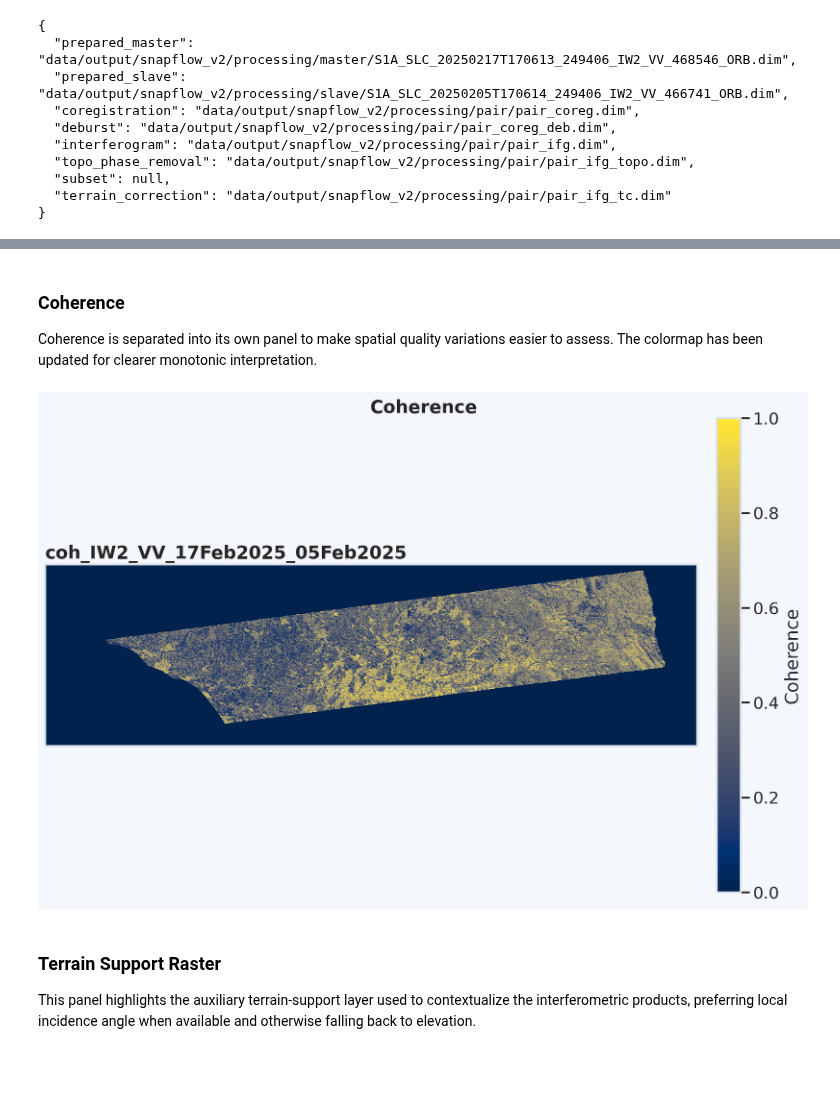
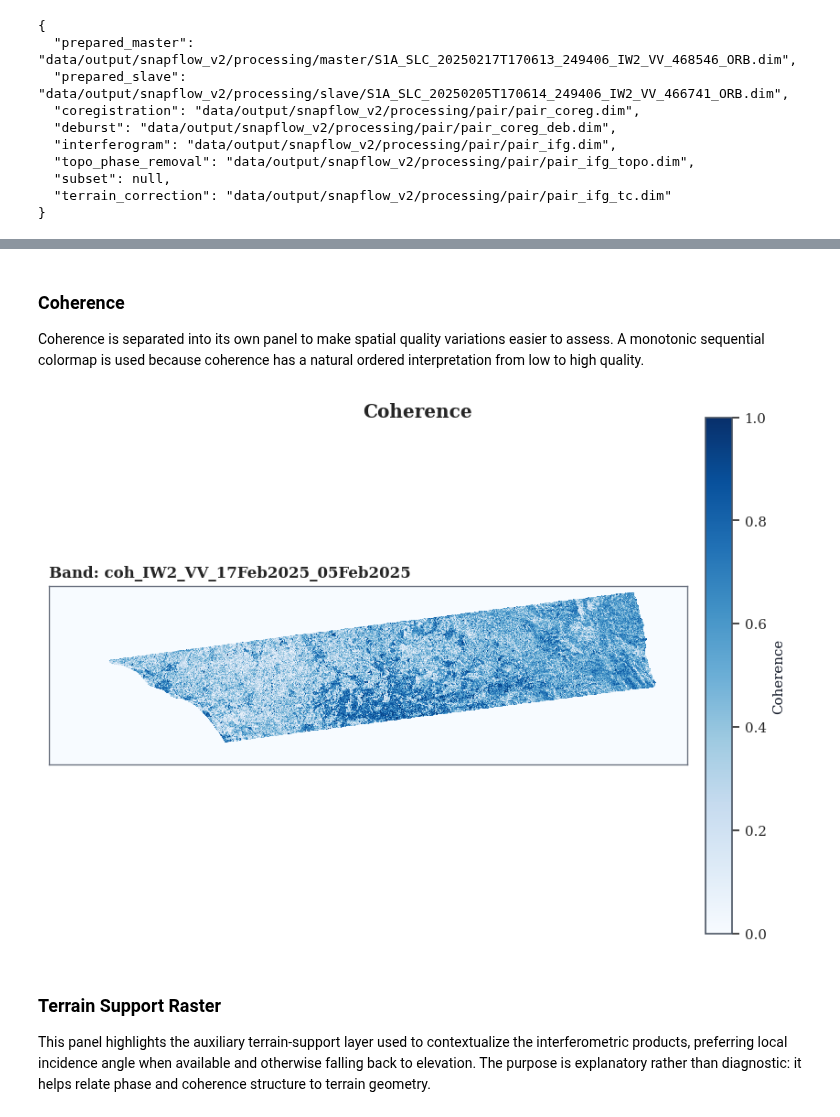
Before and after one commit to ESA-PhiLab/sarpyx, a Jupyter notebook: notebooks/snapflow_v2.ipynb, the cells around one changed output, grey strips where cells are left out. Drawn from its saved outputs; the diff is of its cells as text; code cells hidden in the pictures; blank space fills up the shorter version.

```diff
--- a/notebooks/snapflow_v2.ipynb
+++ b/notebooks/snapflow_v2.ipynb
@@ -717,17 +767,14 @@ Wrapped phase is shown on its own so the interferometric fringe structure can be
 # %%
-fig, ax = plt.subplots(figsize=(10.6, 6.9), dpi=220, constrained_layout=True)
-fig.set_facecolor("#f4f7fb")
-fig.suptitle("Wrapped Phase", fontsize=18, fontweight="bold", y=1.02)
+fig, ax = plt.subplots(figsize=(6.8, 4.9), constrained_layout=True)
+fig.suptitle("Wrapped Phase", fontsize=12, fontweight="semibold", y=1.01)
 
 if phase_i and phase_q:
     phase_data = wrapped_phase(phase_i, phase_q)
-    im = ax.imshow(phase_data, cmap="hsv", vmin=-np.pi, vmax=np.pi, interpolation="nearest")
-    ax.set_title(phase_product.stem, loc="left")
+    im = ax.imshow(phase_data, cmap="twilight", vmin=-np.pi, vmax=np.pi, interpolation="nearest")
+    ax.set_title(f"Product: {phase_product.stem}", loc="left", fontsize=10)
     cbar = fig.colorbar(im, ax=ax, fraction=0.046, pad=0.03)
-    cbar.set_label("Radians")
-    ax.set_xticks([])
-    ax.set_yticks([])
-    ax.grid(False)
+    cbar.set_label("Phase [rad]", fontsize=9)
+    apply_map_format(ax)
 else:
     mark_empty(ax, "Wrapped phase bands not available")
 
@@ -737,28 +784,25 @@ plt.show()
 # %% [markdown]
 ### Coherence
 
-Coherence is separated into its own panel to make spatial quality variations easier to assess. The colormap has been updated for clearer monotonic interpretation.
+Coherence is separated into its own panel to make spatial quality variations easier to assess. A monotonic sequential colormap is used because coherence has a natural ordered interpretation from low to high quality.
 # %%
-fig, ax = plt.subplots(figsize=(10.6, 6.9), dpi=220, constrained_layout=True)
-fig.set_facecolor("#f4f7fb")
-fig.suptitle("Coherence", fontsize=18, fontweight="bold", y=1.02)
+fig, ax = plt.subplots(figsize=(6.8, 4.9), constrained_layout=True)
+fig.suptitle("Coherence", fontsize=12, fontweight="semibold", y=1.01)
 
 if coherence_data is not None:
-    im = ax.imshow(coherence_data, cmap="cividis", vmin=0.0, vmax=1.0, interpolation="nearest")
-    ax.set_title(coherence_band.stem, loc="left")
+    im = ax.imshow(coherence_data, cmap="Blues", vmin=0.0, vmax=1.0, interpolation="nearest")
+    ax.set_title(f"Band: {coherence_band.stem}", loc="left", fontsize=10)
     cbar = fig.colorbar(im, ax=ax, fraction=0.046, pad=0.03)
-    cbar.set_label("Coherence")
-    ax.set_xticks([])
-    ax.set_yticks([])
-    ax.grid(False)
+    cbar.set_label("Coherence", fontsize=9)
+    apply_map_format(ax)
 else:
     mark_empty(ax, "Coherence band not available")
 
 plt.show()
 # %% [output]
-[figure, old version]
+[figure, new version]
 # %% [markdown]
 ### Terrain Support Raster
 
-This panel highlights the auxiliary terrain-support layer used to contextualize the interferometric products, preferring local incidence angle when available and otherwise falling back to elevation.
+This panel highlights the auxiliary terrain-support layer used to contextualize the interferometric products, preferring local incidence angle when available and otherwise falling back to elevation. The purpose is explanatory rather than diagnostic: it helps relate phase and coherence structure to terrain geometry.
 # %%
```
Also changed, not shown: parts of 21 cells of this notebook.
